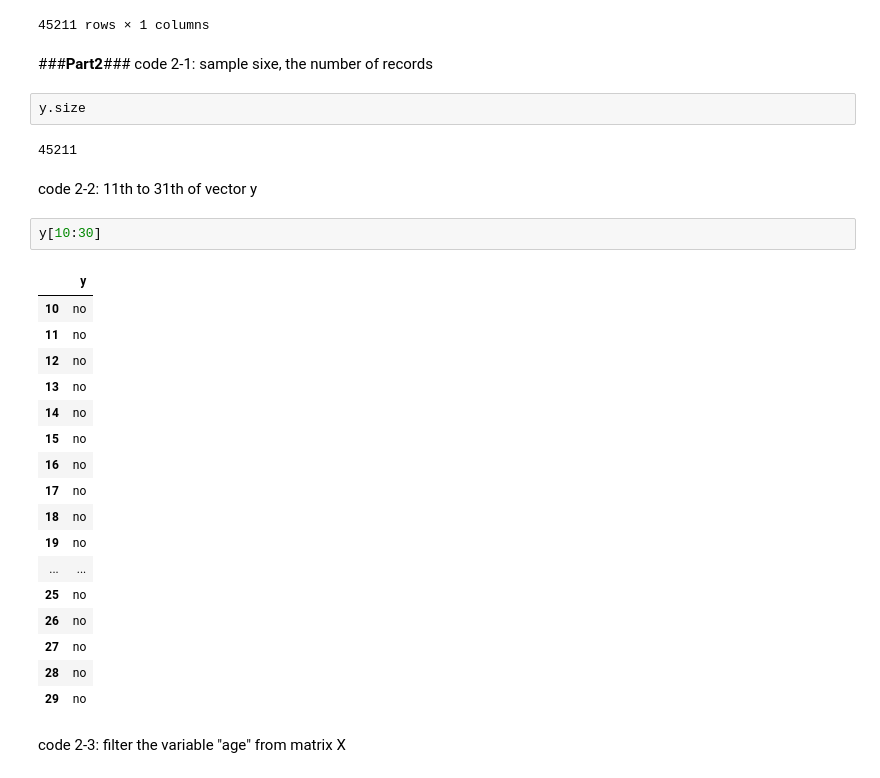
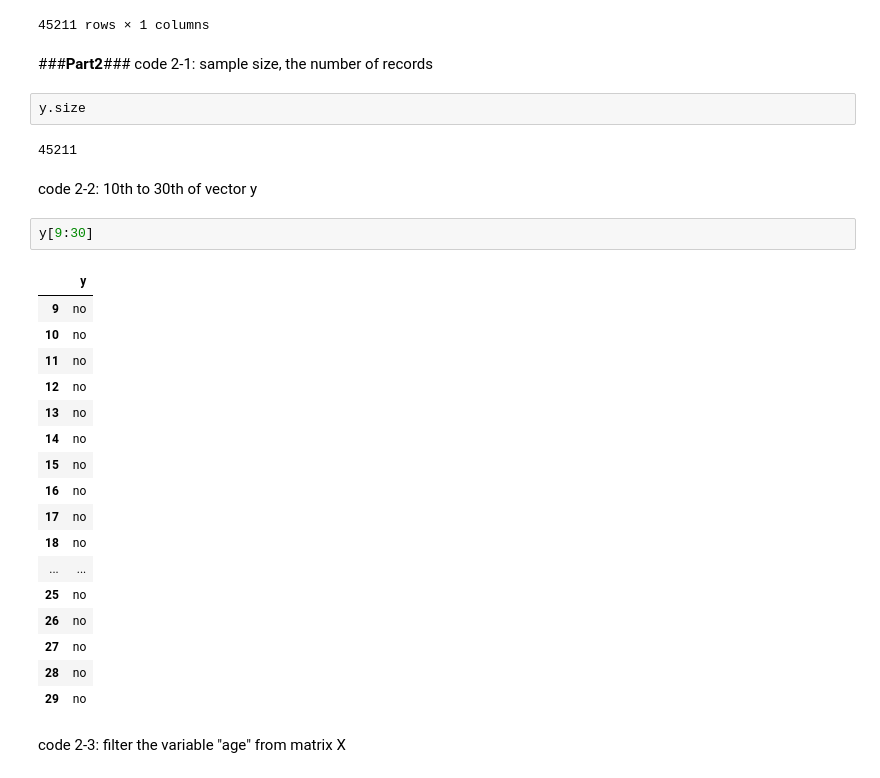
Before and after one commit to sugimotoh/classes, a Jupyter notebook: marketingmodels2024.ipynb, the cells around one changed output. Cells and saved outputs as stored; diff of their text form.

```diff
--- a/marketingmodels2024.ipynb
+++ b/marketingmodels2024.ipynb
@@ -92,17 +79,18 @@ y
 45211 rows × 1 columns
 # %% [markdown]
 ###**Part2**###
-code 2-1: sample sixe, the number of records
+code 2-1: sample size, the number of records
 # %%
 y.size
 # %% [output]
 45211
 # %% [markdown]
-code 2-2: 11th to 31th of vector y
+code 2-2: 10th to 30th of vector y
 # %%
-y[10:30]
+y[9:30]
 # %% [output]
 |  | y |
+| 9 | no |
 | 10 | no |
 | 11 | no |
 | 12 | no |
@@ -112,7 +100,6 @@ y[10:30]
 | 16 | no |
 | 17 | no |
 | 18 | no |
-| 19 | no |
 | ... | ... |
 | 25 | no |
 | 26 | no |
```
Also changed, not shown: parts of 15 cells of this notebook.
